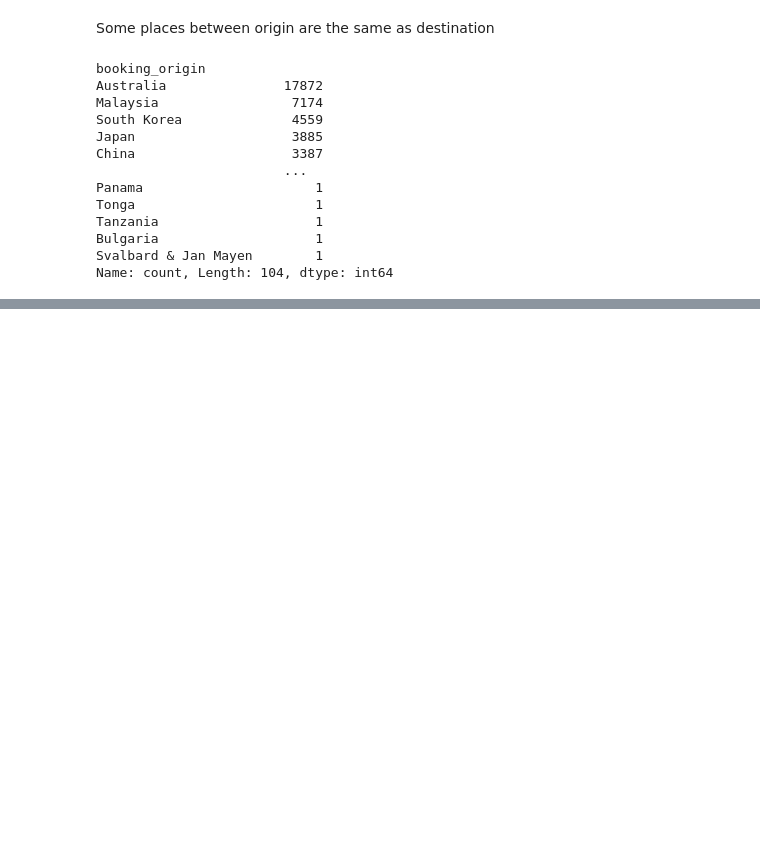
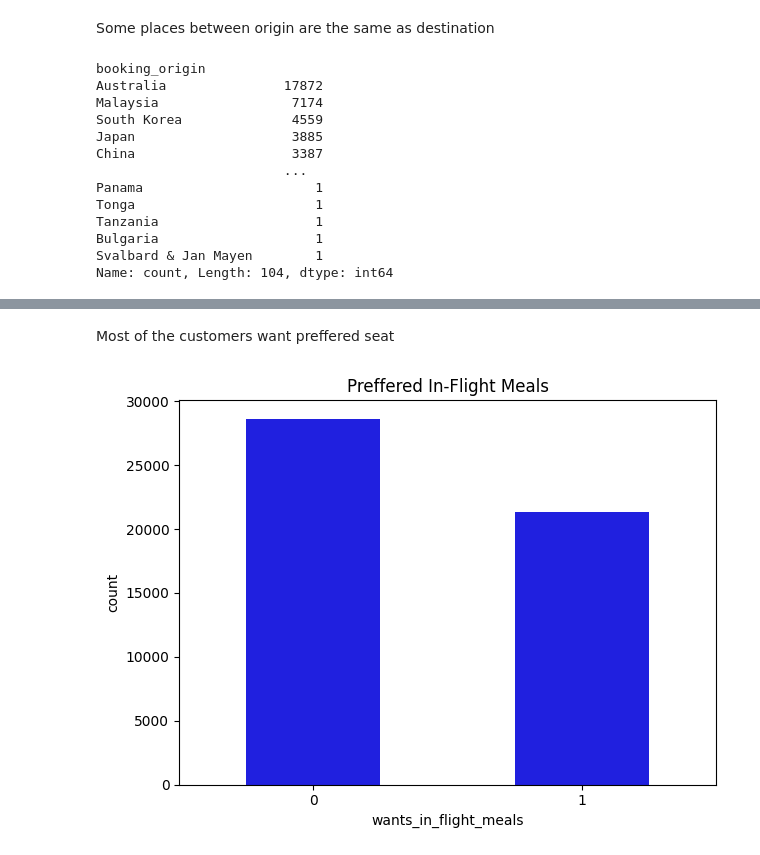
Before and after one commit to julam9/British-Airways-Modelling-Task, a Jupyter notebook: modelling_booking.ipynb, the cells around one changed output, grey strips where cells are left out. Cells and saved outputs as stored; diff of their text form; code cells hidden in the pictures; blank space fills up the shorter version.

```diff
--- a/modelling_booking.ipynb
+++ b/modelling_booking.ipynb
@@ -224,0 +219,8 @@ Error in callback <function flush_figures at 0x...> (for post_execute), with arg
+# %% [markdown]
+Most of the customers want preffered seat
+# %%
+sns.countplot(data=df, x="wants_in_flight_meals", color="blue", width=0.5).set(title="Preffered In-Flight Meals")
+plt.tight_layout()
+plt.show()
+# %% [output]
+[figure, added]
```
Also changed, not shown: parts of 10 cells of this notebook.
